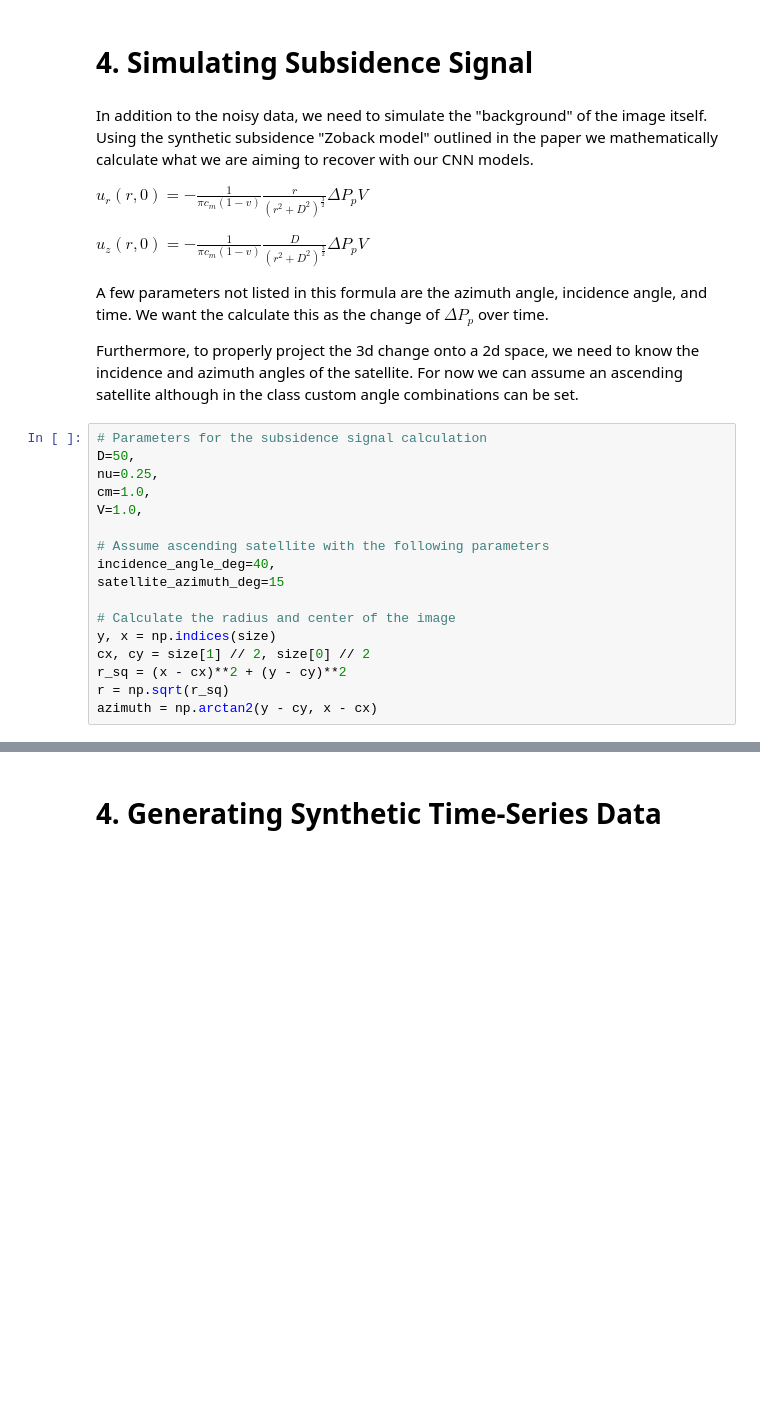
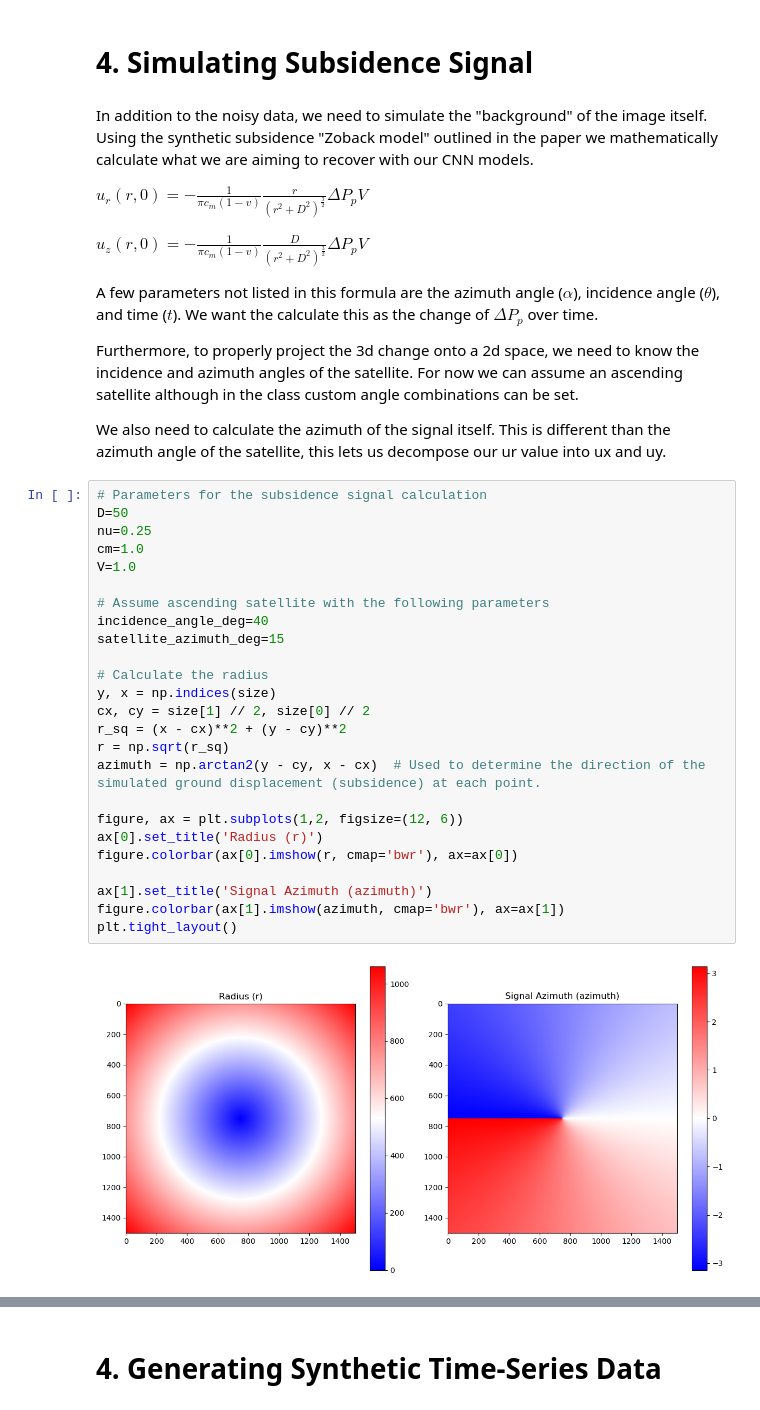
Before and after one commit to Mannvika/KyodaiNaturalResourceLab, a Jupyter notebook: InSAR_SyntheticData_Documentation.ipynb, the cells around one changed output, grey strips where cells are left out. Drawn from its saved outputs; the diff is of its cells as text; blank space fills up the shorter version.

Commit message:
Completed subsidence documentation

```diff
--- a/InSAR_SyntheticData_Documentation.ipynb
+++ b/InSAR_SyntheticData_Documentation.ipynb
@@ -142,23 +130,35 @@ $u_{r}(r, 0) = -\frac{1}{\pi c_m (1 - v)} \frac{r}{(r^2 + D^2)^\frac{3}{2}} \Del
 
 $u_{z}(r, 0) = -\frac{1}{\pi c_m (1 - v)} \frac{D}{(r^2 + D^2)^\frac{3}{2}} \Delta P_p V$
 
-A few parameters not listed in this formula are the azimuth angle, incidence angle, and time. We want the calculate this as the change of $\Delta P_p$ over time.
+A few parameters not listed in this formula are the azimuth angle ($\alpha$), incidence angle ($\theta$), and time ($t$). We want the calculate this as the change of $\Delta P_p$ over time.
 
 Furthermore, to properly project the 3d change onto a 2d space, we need to know the incidence and azimuth angles of the satellite. For now we can assume an ascending satellite although in the class custom angle combinations can be set.
+
+We also need to calculate the azimuth of the signal itself. This is different than the azimuth angle of the satellite, this lets us decompose our ur value into ux and uy.
 # %%
 # Parameters for the subsidence signal calculation
-D=50,
-nu=0.25,
-cm=1.0,
-V=1.0,
+D=50
+nu=0.25
+cm=1.0
+V=1.0
 
 # Assume ascending satellite with the following parameters
-incidence_angle_deg=40,
+incidence_angle_deg=40
 satellite_azimuth_deg=15
 
-# Calculate the radius and center of the image
+# Calculate the radius
 y, x = np.indices(size)
 cx, cy = size[1] // 2, size[0] // 2
 r_sq = (x - cx)**2 + (y - cy)**2
 r = np.sqrt(r_sq)
-azimuth = np.arctan2(y - cy, x - cx)
+azimuth = np.arctan2(y - cy, x - cx)  # Used to determine the direction of the simulated ground displacement (subsidence) at each point.
+
+figure, ax = plt.subplots(1,2, figsize=(12, 6))
+ax[0].set_title('Radius (r)')
+figure.colorbar(ax[0].imshow(r, cmap='bwr'), ax=ax[0])
+
+ax[1].set_title('Signal Azimuth (azimuth)')
+figure.colorbar(ax[1].imshow(azimuth, cmap='bwr'), ax=ax[1])
+plt.tight_layout()
+# %% [output]
+[figure, added]
```
Also changed, not shown: parts of 15 cells of this notebook, 3 other files.
